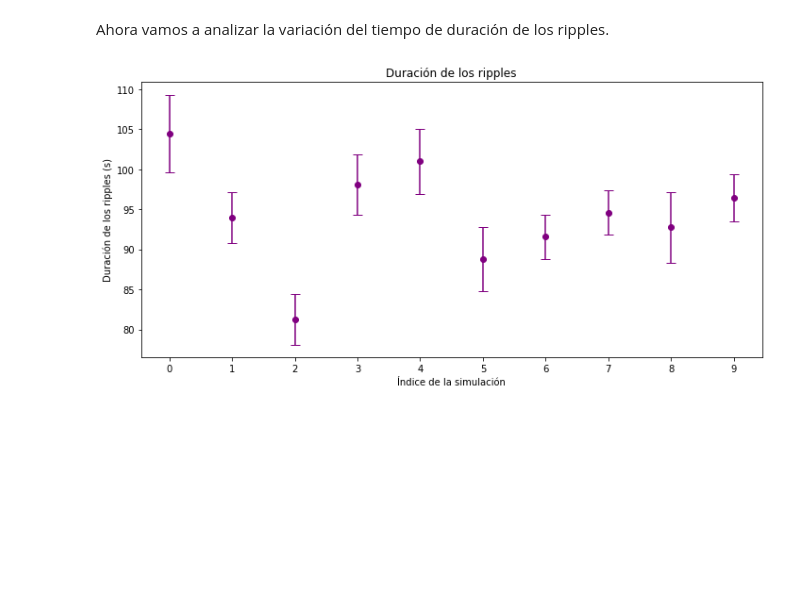
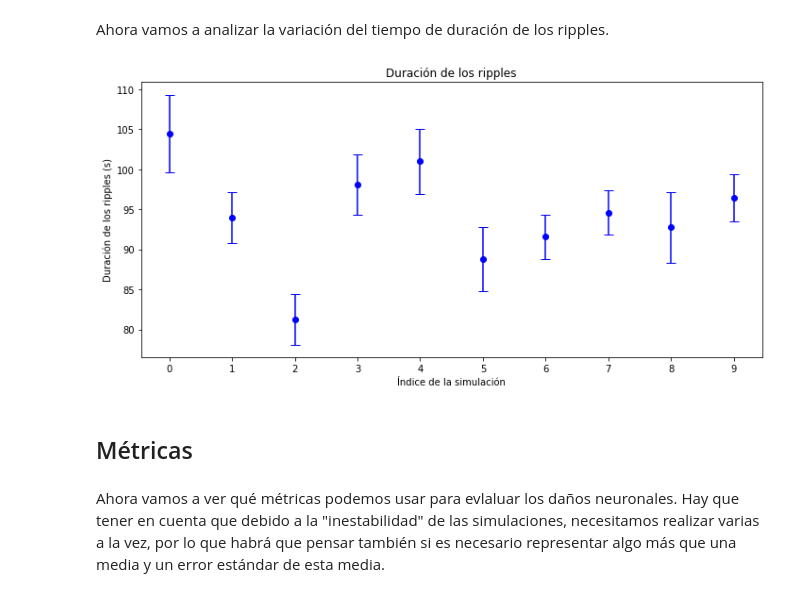
Before and after one commit to juanluserra/TFM-BigData, a Jupyter notebook: generar-ruido/varianza_simulaciones.ipynb, the cells around one changed output. Cells and saved outputs as stored; diff of their text form; code cells hidden in the pictures; blank space fills up the shorter version.

```diff
--- a/generar-ruido/varianza_simulaciones.ipynb
+++ b/generar-ruido/varianza_simulaciones.ipynb
@@ -228,30 +240,34 @@ Ahora vamos a analizar la variación del tiempo de duración de los ripples.
 # %%
 duration_ripples = {
     "mean": [],
     "std": []
 }
 
 for ripples in ripple_data:
     # Duración de los ripples
     duration_ripples["mean"].append(np.mean(ripples[2]))
     duration_ripples["std"].append(np.std(ripples[2]) / len(ripples[2]))
 
 # Representamos los resultados de la duración de los ripples
 fig4, ax4 = plt.subplots(figsize=(10, 5))
 ax4.errorbar(
     np.arange(len(duration_ripples["mean"])),
     duration_ripples["mean"],
     yerr=duration_ripples["std"],
     fmt='o',
     capsize=5,
-    color="purple",
+    color="blue",
     zorder=3
 )
 ax4.set_ylabel("Duración de los ripples (s)")
 ax4.set_xlabel("Índice de la simulación")
 ax4.set_xticks(np.arange(len(duration_ripples["mean"])))
 ax4.set_title("Duración de los ripples")
 fig4.tight_layout()
 plt.show()
 # %% [output]
-[figure, old version]
+[figure, new version]
+# %% [markdown]
+## Métricas
+# %% [markdown]
+Ahora vamos a ver qué métricas podemos usar para evlaluar los daños neuronales. Hay que tener en cuenta que debido a la "inestabilidad" de las simulaciones, necesitamos realizar varias a la vez, por lo que habrá que pensar también si es necesario representar algo más que una media y un error estándar de esta media.
```
Also changed, not shown: parts of 19 cells of this notebook, 2 other files.
